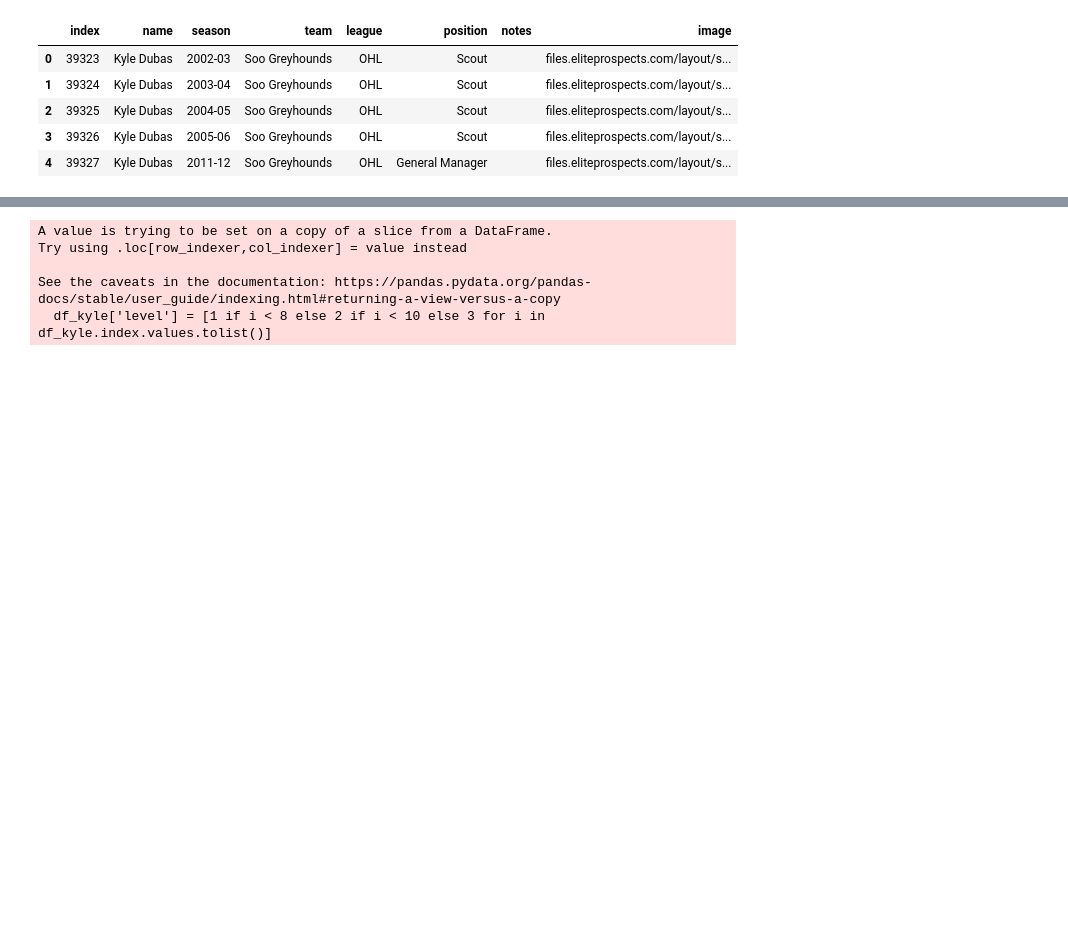
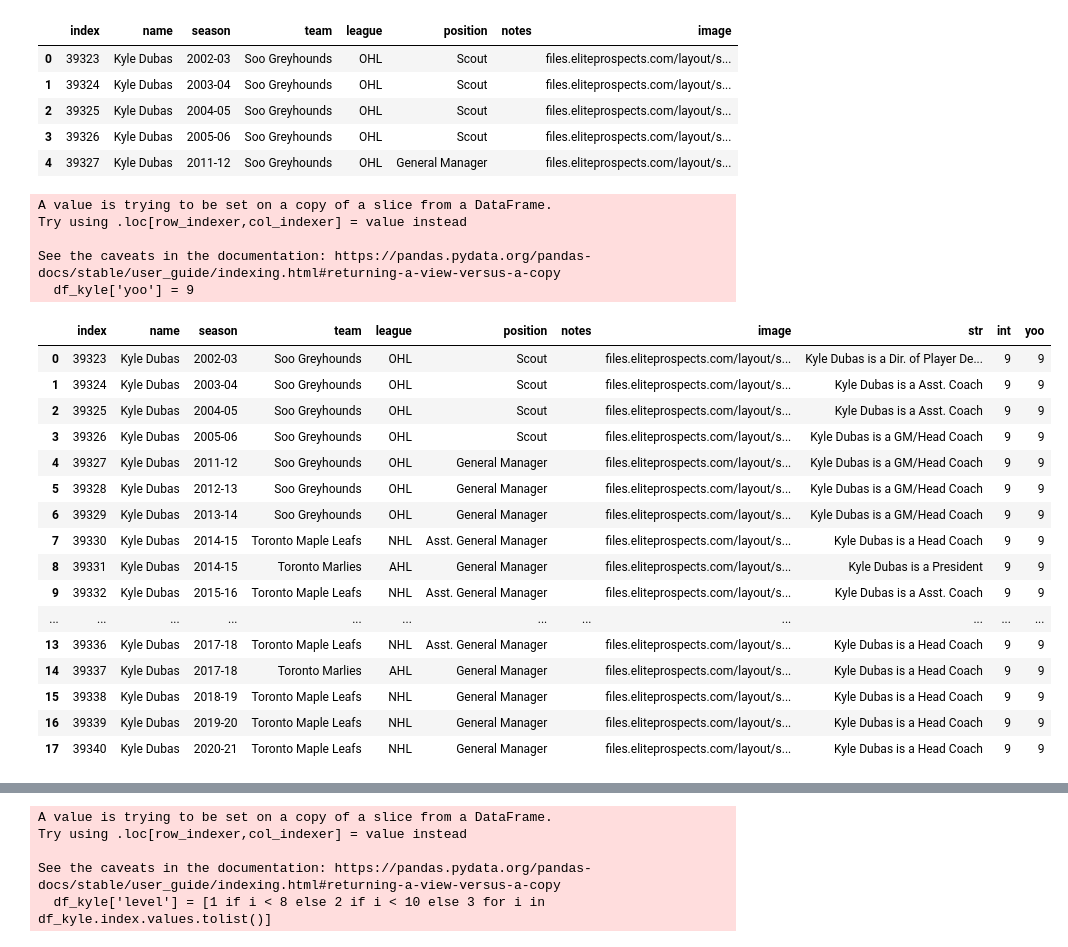
Before and after one commit to shawzy2/nhl_gm_knowledge_graph, a Jupyter notebook: notebook/staff-analyzer.ipynb, the cells around one changed output, grey strips where cells are left out. Saved outputs shown, nothing was run; the diff lists cells and outputs as text; code cells hidden in the pictures; blank space fills up the shorter version.

```diff
--- a/notebook/staff-analyzer.ipynb
+++ b/notebook/staff-analyzer.ipynb
@@ -34,3 +34,29 @@ df_kyle.head()
 | 2 | 39325 | Kyle Dubas | 2004-05 | Soo Greyhounds | OHL | Scout |  | files.eliteprospects.com/layout/s... |
 | 3 | 39326 | Kyle Dubas | 2005-06 | Soo Greyhounds | OHL | Scout |  | files.eliteprospects.com/layout/s... |
 | 4 | 39327 | Kyle Dubas | 2011-12 | Soo Greyhounds | OHL | General Manager |  | files.eliteprospects.com/layout/s... |
+# %%
+df_kyle['yoo'] = 9
+df_kyle
+# %% [output]
+A value is trying to be set on a copy of a slice from a DataFrame.
+Try using .loc[row_indexer,col_indexer] = value instead
+
+See the caveats in the documentation: https://pandas.pydata.org/pandas-docs/stable/user_guide/indexing.html#returning-a-view-versus-a-copy
+  df_kyle['yoo'] = 9
+|  | index | name | season | team | league | position | notes | image | str | int | yoo |
+| 0 | 39323 | Kyle Dubas | 2002-03 | Soo Greyhounds | OHL | Scout |  | files.eliteprospects.com/layout/s... | Kyle Dubas is a Dir. of Player De... | 9 | 9 |
+| 1 | 39324 | Kyle Dubas | 2003-04 | Soo Greyhounds | OHL | Scout |  | files.eliteprospects.com/layout/s... | Kyle Dubas is a Asst. Coach | 9 | 9 |
+| 2 | 39325 | Kyle Dubas | 2004-05 | Soo Greyhounds | OHL | Scout |  | files.eliteprospects.com/layout/s... | Kyle Dubas is a Asst. Coach | 9 | 9 |
+| 3 | 39326 | Kyle Dubas | 2005-06 | Soo Greyhounds | OHL | Scout |  | files.eliteprospects.com/layout/s... | Kyle Dubas is a GM/Head Coach | 9 | 9 |
+| 4 | 39327 | Kyle Dubas | 2011-12 | Soo Greyhounds | OHL | General Manager |  | files.eliteprospects.com/layout/s... | Kyle Dubas is a GM/Head Coach | 9 | 9 |
+| 5 | 39328 | Kyle Dubas | 2012-13 | Soo Greyhounds | OHL | General Manager |  | files.eliteprospects.com/layout/s... | Kyle Dubas is a GM/Head Coach | 9 | 9 |
+| 6 | 39329 | Kyle Dubas | 2013-14 | Soo Greyhounds | OHL | General Manager |  | files.eliteprospects.com/layout/s... | Kyle Dubas is a GM/Head Coach | 9 | 9 |
+| 7 | 39330 | Kyle Dubas | 2014-15 | Toronto Maple Leafs | NHL | Asst. General Manager |  | files.eliteprospects.com/layout/s... | Kyle Dubas is a Head Coach | 9 | 9 |
+| 8 | 39331 | Kyle Dubas | 2014-15 | Toronto Marlies | AHL | General Manager |  | files.eliteprospects.com/layout/s... | Kyle Dubas is a President | 9 | 9 |
+| 9 | 39332 | Kyle Dubas | 2015-16 | Toronto Maple Leafs | NHL | Asst. General Manager |  | files.eliteprospects.com/layout/s... | Kyle Dubas is a Asst. Coach | 9 | 9 |
+| ... | ... | ... | ... | ... | ... | ... | ... | ... | ... | ... | ... |
+| 13 | 39336 | Kyle Dubas | 2017-18 | Toronto Maple Leafs | NHL | Asst. General Manager |  | files.eliteprospects.com/layout/s... | Kyle Dubas is a Head Coach | 9 | 9 |
+| 14 | 39337 | Kyle Dubas | 2017-18 | Toronto Marlies | AHL | General Manager |  | files.eliteprospects.com/layout/s... | Kyle Dubas is a Head Coach | 9 | 9 |
+| 15 | 39338 | Kyle Dubas | 2018-19 | Toronto Maple Leafs | NHL | General Manager |  | files.eliteprospects.com/layout/s... | Kyle Dubas is a Head Coach | 9 | 9 |
+| 16 | 39339 | Kyle Dubas | 2019-20 | Toronto Maple Leafs | NHL | General Manager |  | files.eliteprospects.com/layout/s... | Kyle Dubas is a Head Coach | 9 | 9 |
+| 17 | 39340 | Kyle Dubas | 2020-21 | Toronto Maple Leafs | NHL | General Manager |  | files.eliteprospects.com/layout/s... | Kyle Dubas is a Head Coach | 9 | 9 |
```
Also changed, not shown: parts of 1 cell of this notebook, 3 other files.
